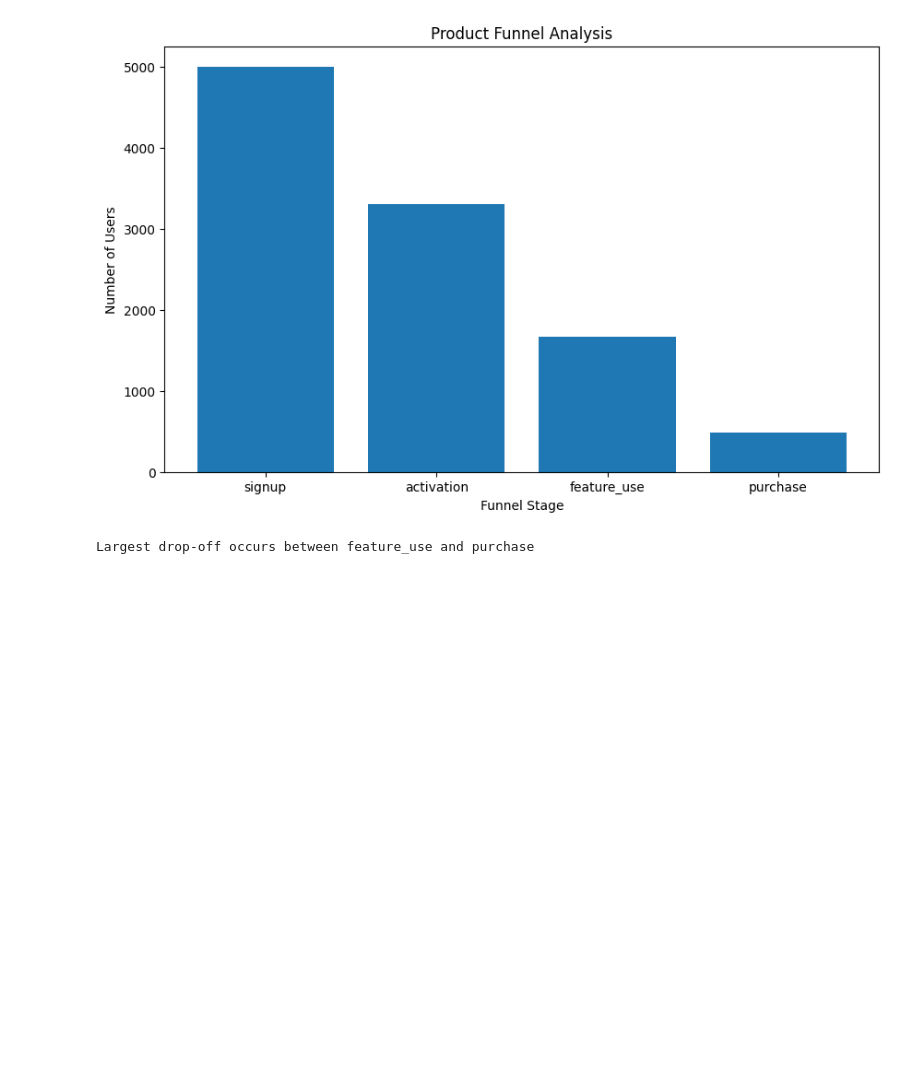
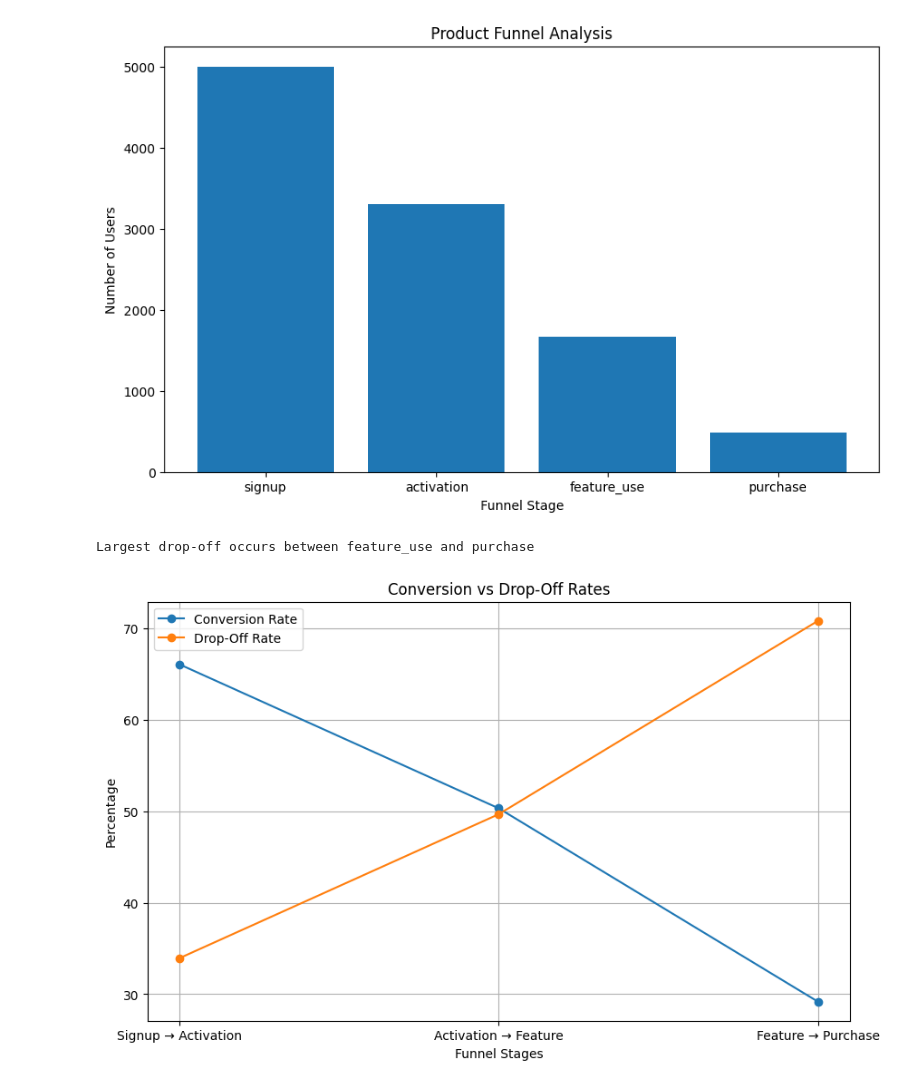
Before and after one commit to bhavib104/product-funnel-analytics, a Jupyter notebook: notebooks/02_funnel_analysis.ipynb, the cells around one changed output. Cells and saved outputs as stored; diff of their text form; code cells hidden in the pictures; blank space fills up the shorter version.

Commit message:
final funnel done

```diff
--- a/notebooks/02_funnel_analysis.ipynb
+++ b/notebooks/02_funnel_analysis.ipynb
@@ -115,3 +115,46 @@ print(
 )
 # %% [output]
 Largest drop-off occurs between feature_use and purchase
+# %%
+#Stage labels
+stages = [
+    'Signup → Activation',
+    'Activation → Feature',
+    'Feature → Purchase'
+]
+
+
+# Create figure
+plt.figure(figsize=(10,6))
+
+# Plot conversion line
+plt.plot(
+    stages,
+    conversion_rates,
+    marker='o',
+    label='Conversion Rate'
+)
+
+# Plot drop-off line
+plt.plot(
+    stages,
+    drop_off_rates,
+    marker='o',
+    label='Drop-Off Rate'
+)
+
+# Titles and labels
+plt.title('Conversion vs Drop-Off Rates')
+plt.xlabel('Funnel Stages')
+plt.ylabel('Percentage')
+
+# Show legend
+plt.legend()
+
+# Show grid
+plt.grid(True)
+
+# Show chart
+plt.show()
+# %% [output]
+[figure, added]
```
Also changed, not shown: 1 other file.
